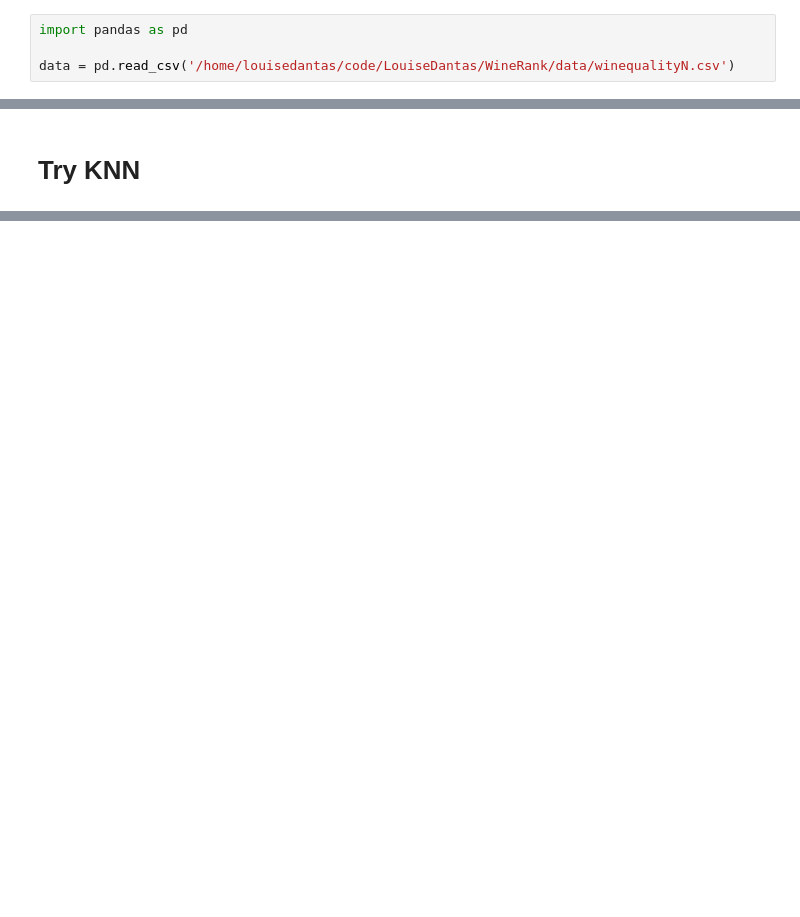
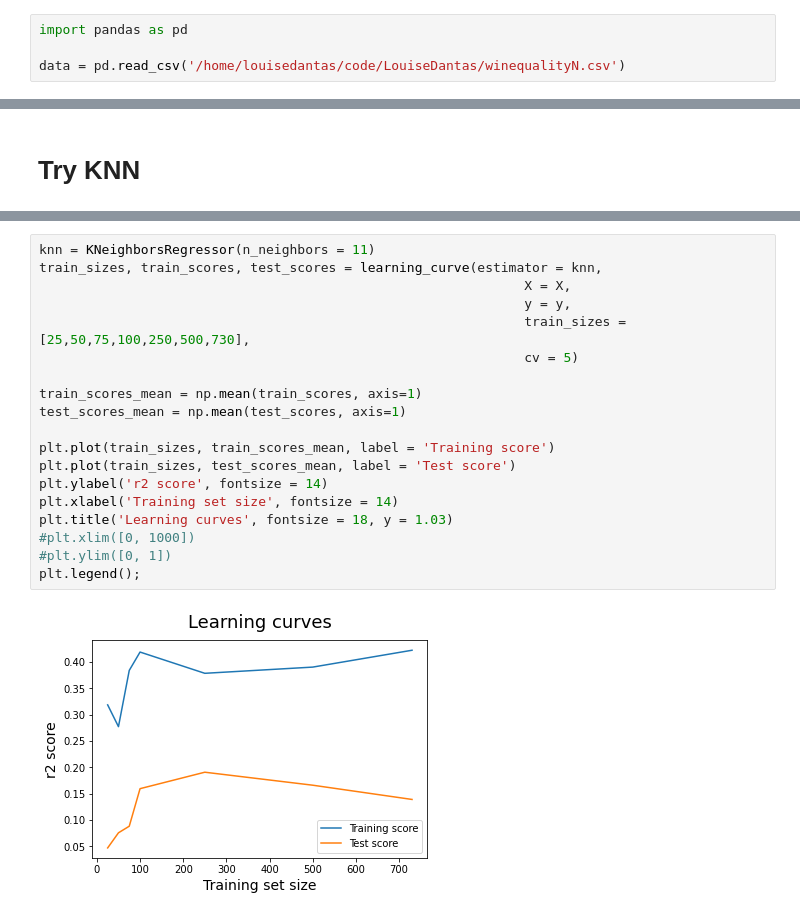
Before and after one commit to LouiseDantas/WineRank, a Jupyter notebook: notebooks/datamodel.ipynb, the cells around one changed output, grey strips where cells are left out. Drawn from its saved outputs; the diff is of its cells as text; blank space fills up the shorter version.

```diff
--- a/notebooks/datamodel.ipynb
+++ b/notebooks/datamodel.ipynb
@@ -7,7 +10,7 @@ from sklearn.model_selection import cross_val_score
 # %%
 import pandas as pd
 
-data = pd.read_csv('/home/louisedantas/code/LouiseDantas/WineRank/data/winequalityN.csv')
+data = pd.read_csv('/home/louisedantas/code/LouiseDantas/winequalityN.csv')
 # %%
 data
 # %% [output]
@@ -111,0 +147,21 @@ array([0.23467399, 0.29559651, 0.29846807, 0.27309095, 0.29928616])
+# %%
+knn = KNeighborsRegressor(n_neighbors = 11)
+train_sizes, train_scores, test_scores = learning_curve(estimator = knn,
+                                                              X = X,
+                                                              y = y,
+                                                              train_sizes = [25,50,75,100,250,500,730],
+                                                              cv = 5)
+
+train_scores_mean = np.mean(train_scores, axis=1)
+test_scores_mean = np.mean(test_scores, axis=1)
+
+plt.plot(train_sizes, train_scores_mean, label = 'Training score')
+plt.plot(train_sizes, test_scores_mean, label = 'Test score')
+plt.ylabel('r2 score', fontsize = 14)
+plt.xlabel('Training set size', fontsize = 14)
+plt.title('Learning curves', fontsize = 18, y = 1.03)
+#plt.xlim([0, 1000])
+#plt.ylim([0, 1])
+plt.legend();
+# %% [output]
+[figure, added]
```
Also changed, not shown: parts of 10 cells of this notebook.
